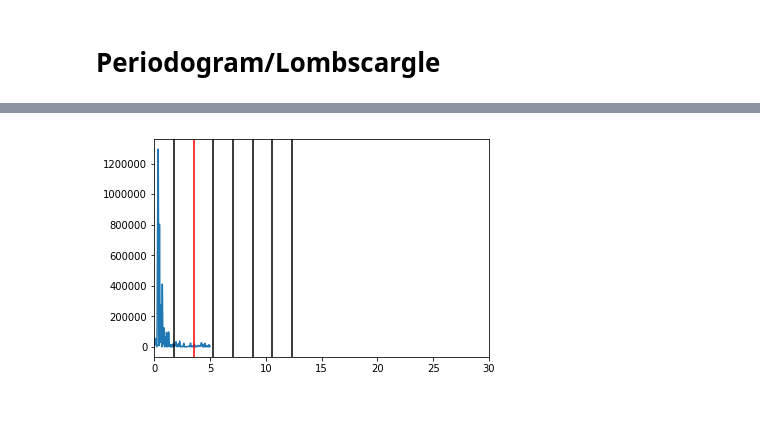
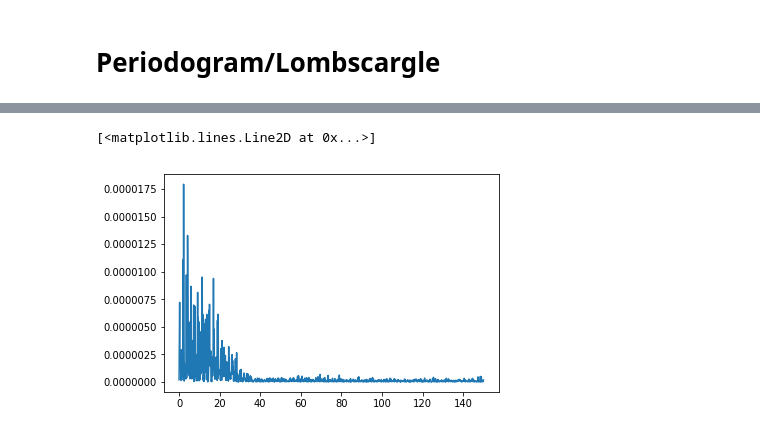
Before and after one commit to nathanmeagher/PH30116, a Jupyter notebook: COURSEWORK.ipynb, the cells around one changed output, grey strips where cells are left out. Drawn from its saved outputs; the diff is of its cells as text; code cells hidden in the pictures.

Commit message:
fixed lombscargle

```diff
--- a/COURSEWORK.ipynb
+++ b/COURSEWORK.ipynb
@@ -462,9 +468,9 @@ pylab.plot(freqs, lomb)
-# %%
-pylab.plot(freqs, lomb)
-pylab.xlim(0,30)
-actper = 3.52474859 ## the actual period
-pylab.axvline(actper, c='r') ## indicating the actual period
-for i in [0.5, 1.5, 2, 2.5, 3,3.5]:
-    pylab.axvline(actper*i, c='k')
-# %% [output]
-[figure, removed]
+# %%
+freq = np.linspace(1/150,150, 1000)
+
+lomb = scipy.signal.lombscargle(t1, f1/testfil, freq, precenter= True)
+
+pylab.plot(freq, lomb)
+# %% [output]
+[<matplotlib.lines.Line2D at 0x...>]
+[figure, added]
```
Also changed, not shown: parts of 17 cells of this notebook, 1 other file.
